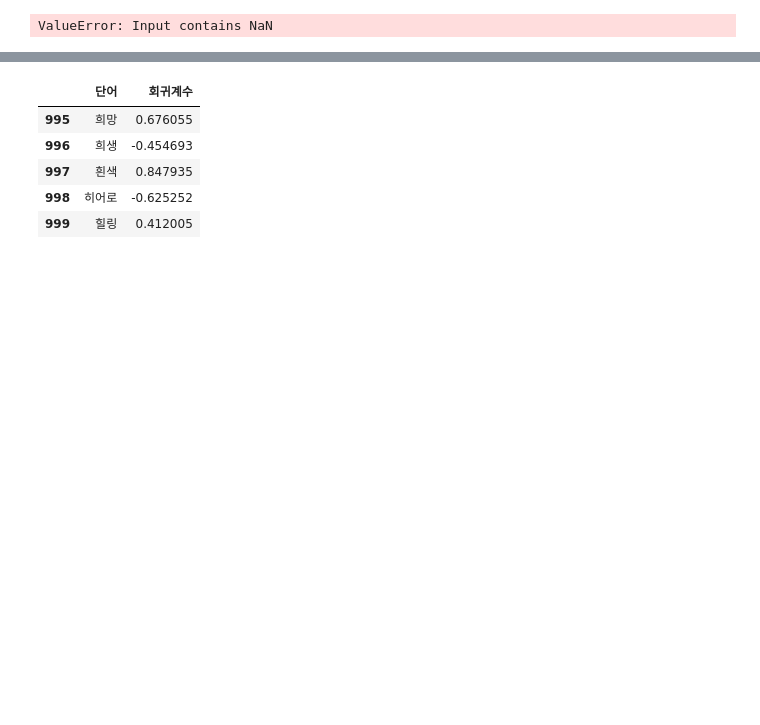
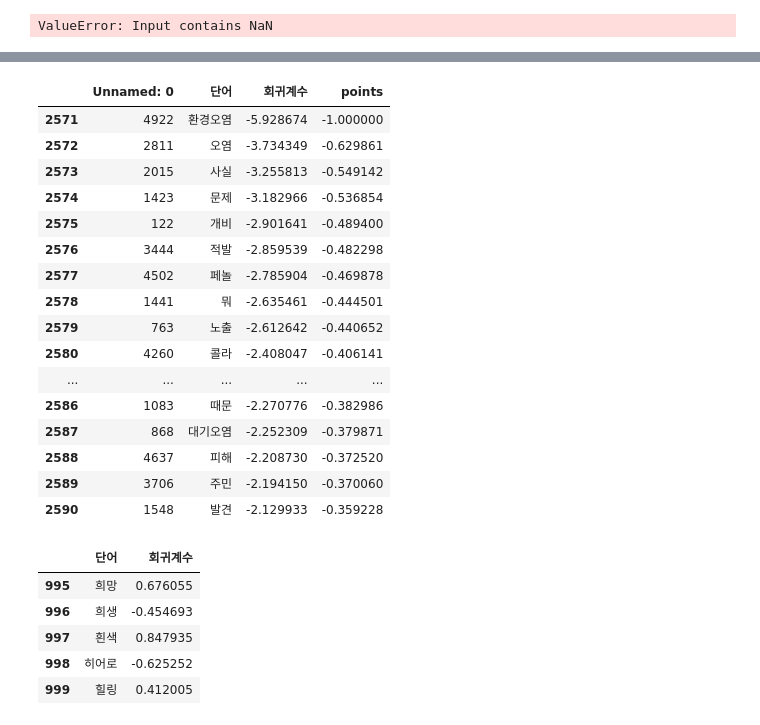
Before and after one commit to LeeKunHa/Construct-Sentiment-Dictionary-for-Companies-Conducting-Eco-Friendly-Businesses, a Jupyter notebook: Senti_dict.ipynb, the cells around one changed output, grey strips where cells are left out. Cells and saved outputs as stored; diff of their text form; code cells hidden in the pictures; blank space fills up the shorter version.

```diff
--- a/Senti_dict.ipynb
+++ b/Senti_dict.ipynb
@@ -71,3 +89,23 @@ AttributeError: 'matrix' object has no attribute 'isnan'
+# %%
+st_df[st_df['회귀계수']<0][:20]
+# %% [output]
+|  | Unnamed: 0 | 단어 | 회귀계수 | points |
+| 2571 | 4922 | 환경오염 | -5.928674 | -1.000000 |
+| 2572 | 2811 | 오염 | -3.734349 | -0.629861 |
+| 2573 | 2015 | 사실 | -3.255813 | -0.549142 |
+| 2574 | 1423 | 문제 | -3.182966 | -0.536854 |
+| 2575 | 122 | 개비 | -2.901641 | -0.489400 |
+| 2576 | 3444 | 적발 | -2.859539 | -0.482298 |
+| 2577 | 4502 | 페놀 | -2.785904 | -0.469878 |
+| 2578 | 1441 | 뭐 | -2.635461 | -0.444501 |
+| 2579 | 763 | 노출 | -2.612642 | -0.440652 |
+| 2580 | 4260 | 콜라 | -2.408047 | -0.406141 |
+| ... | ... | ... | ... | ... |
+| 2586 | 1083 | 때문 | -2.270776 | -0.382986 |
+| 2587 | 868 | 대기오염 | -2.252309 | -0.379871 |
+| 2588 | 4637 | 피해 | -2.208730 | -0.372520 |
+| 2589 | 3706 | 주민 | -2.194150 | -0.370060 |
+| 2590 | 1548 | 발견 | -2.129933 | -0.359228 |
 # %%
 st_df = pd.DataFrame({'단어':tfidf.get_feature_names(),
                       '회귀계수':lr_clf.coef_.flat})
```
Also changed, not shown: parts of 3 cells of this notebook, 9 other files.
